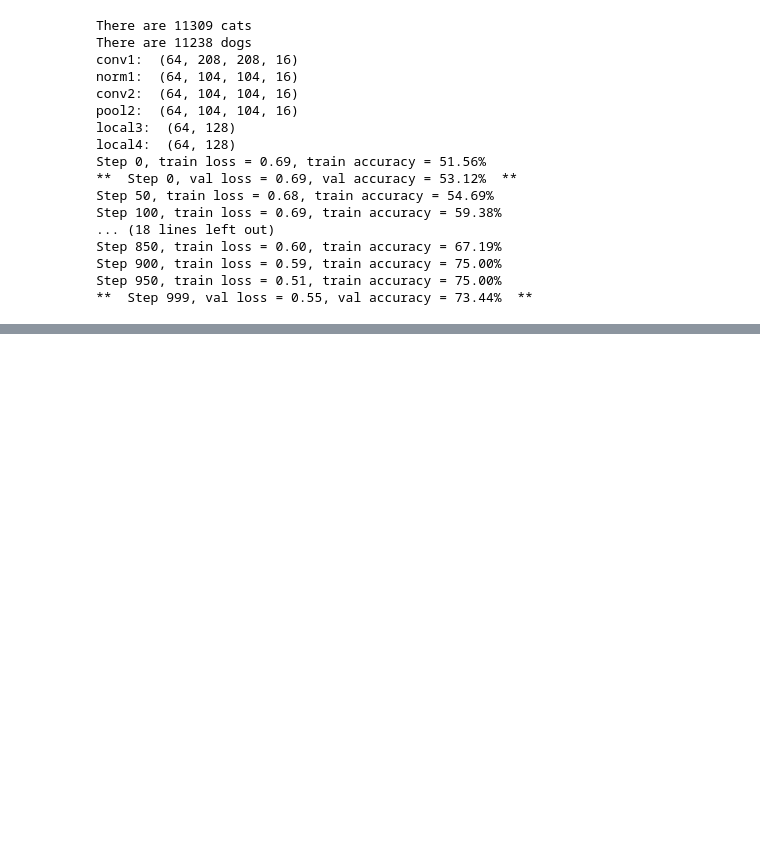
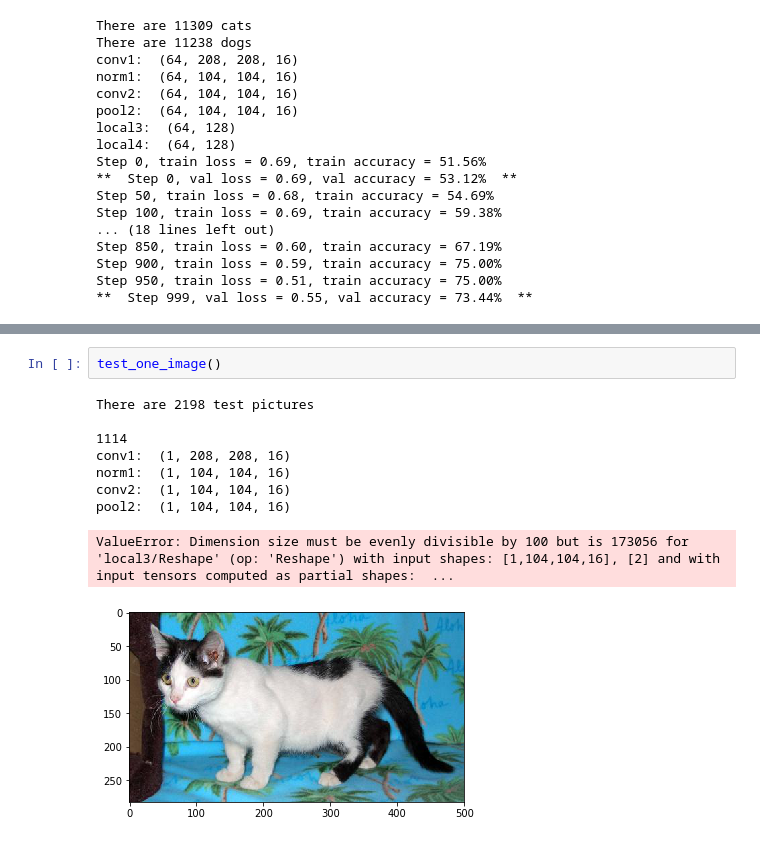
Before and after one commit to RookieDay/Deep_Learning, a Jupyter notebook: 2018_DeepLerning/03_ML/cats-dogs/refactor/train_and_val.ipynb, the cells around one changed output, grey strips where cells are left out. Drawn from its saved outputs; the diff is of its cells as text; blank space fills up the shorter version.

```diff
--- a/2018_DeepLerning/03_ML/cats-dogs/refactor/train_and_val.ipynb
+++ b/2018_DeepLerning/03_ML/cats-dogs/refactor/train_and_val.ipynb
@@ -188,0 +253,12 @@ Step 950, train loss = 0.51, train accuracy = 75.00%
+# %%
+test_one_image()
+# %% [output]
+There are 2198 test pictures
+
+1114
+conv1:  (1, 208, 208, 16)
+norm1:  (1, 104, 104, 16)
+conv2:  (1, 104, 104, 16)
+pool2:  (1, 104, 104, 16)
+ValueError: Dimension size must be evenly divisible by 100 but is 173056 for 'local3/Reshape' (op: 'Reshape') with input shapes: [1,104,104,16], [2] and with input tensors computed as partial shapes:  ...
+[figure, added]
```
Also changed, not shown: parts of 1 cell of this notebook, 4 other files.
